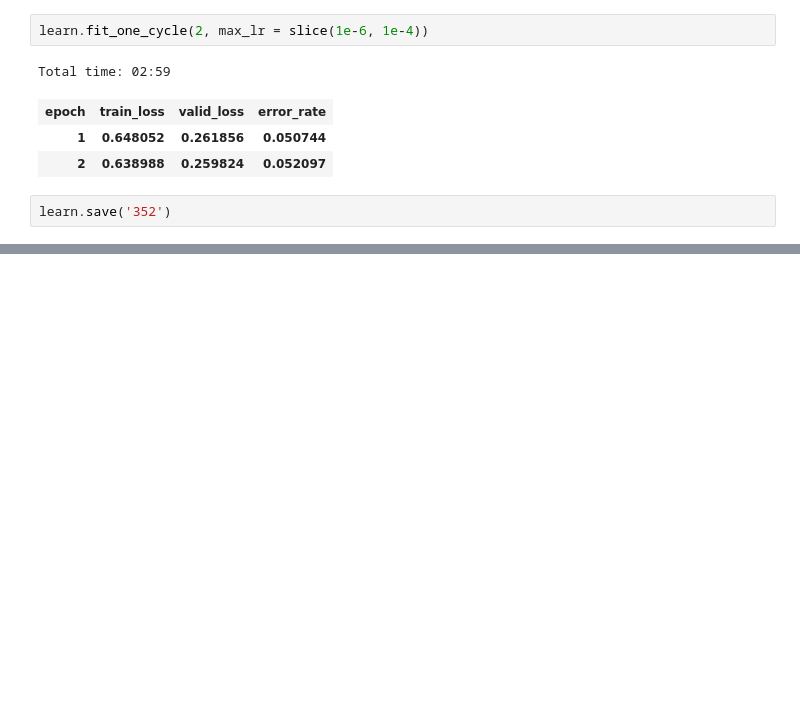
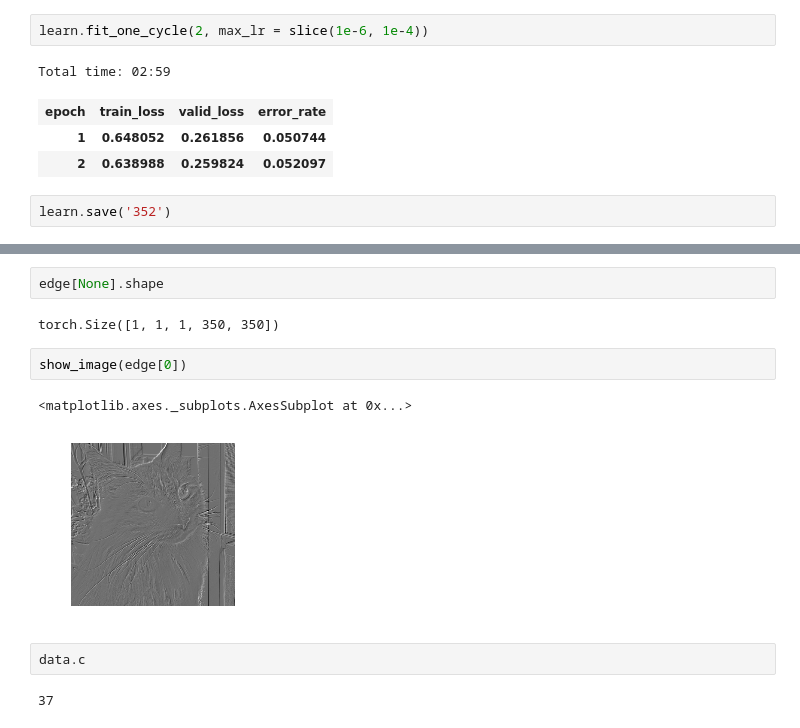
Before and after one commit to thelazyoxymoron/fastai-live-course, a Jupyter notebook: Lesson-6-Pets-Revisited.ipynb, the cells around one changed output, grey strips where cells are left out. Cells and saved outputs as stored; diff of their text form; blank space fills up the shorter version.

```diff
--- a/Lesson-6-Pets-Revisited.ipynb
+++ b/Lesson-6-Pets-Revisited.ipynb
@@ -71,0 +143,13 @@ learn.save('352')
+# %%
+edge[None].shape
+# %% [output]
+torch.Size([1, 1, 1, 350, 350])
+# %%
+show_image(edge[0])
+# %% [output]
+<matplotlib.axes._subplots.AxesSubplot at 0x...>
+[figure, added]
+# %%
+data.c
+# %% [output]
+37
```
Also changed, not shown: parts of 34 cells of this notebook.
